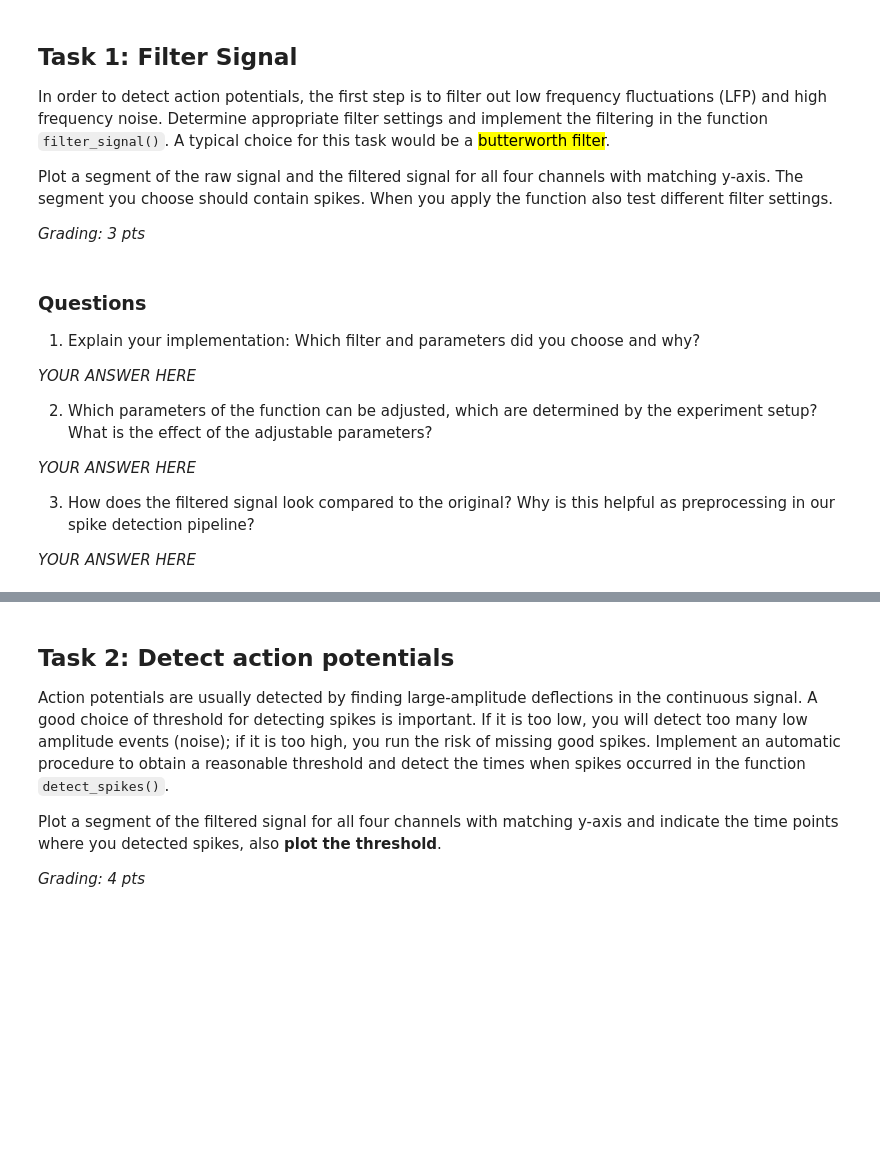
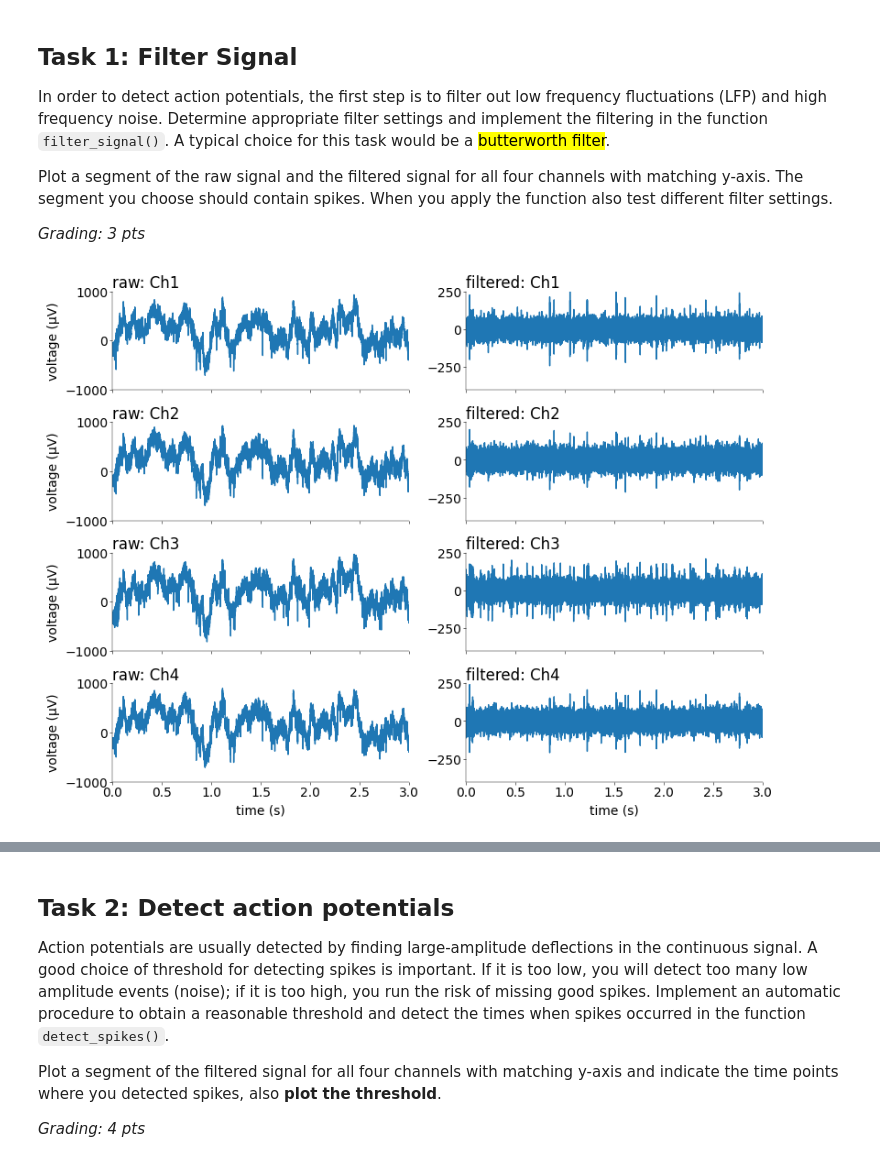
Before and after one commit to ZhidongZhang96/Course_NeuralDataScience_SS26, a Jupyter notebook: notebooks/CodingLab1.ipynb, the cells around one changed output, grey strips where cells are left out. Drawn from its saved outputs; the diff is of its cells as text; code cells hidden in the pictures; blank space fills up the shorter version.

```diff
--- a/notebooks/CodingLab1.ipynb
+++ b/notebooks/CodingLab1.ipynb
@@ -143,9 +145,27 @@ def filter_signal(
     # implement a suitable filter and apply it to the input data (1pt)
     # -----------------------------------------------------------------
 
-    pass
+    # Output 'sos' (second-order sections)
+    sos = signal.butter(
+        N=order, Wn=[low, high], btype="bandpass", fs=fs, analog=False, output="sos"
+    )
+    x_filtered = signal.sosfilt(
+        sos, x.to_numpy(dtype=float), axis=0
+    )  # denote the data axis
+    filter_param = sos
+
+    # # Output 'ba' (numerator/denominator)
+    # b, a = signal.butter(
+    #     N=order, Wn=[low, high], fs=fs, btype="bandpass", analog=False
+    # )  # fs used for nomalization
+    # x_filtered = signal.filtfilt(
+    #     b, a, x.to_numpy(dtype=float), axis=0
+    # )  # denote the data axis
+    # filter_param = (b, a)
+
+    return pd.DataFrame(x_filtered, index=None), filter_param
 # %%
-xf = filter_signal(x, fs, 500, 4000)
+xf, filter_param = filter_signal(x, fs, 500, 4000, order=10)
 # %%
 mosaic = [
     ["raw: Ch1", "filtered: Ch1"],
@@ -154,43 +174,38 @@ mosaic = [
     ["raw: Ch4", "filtered: Ch4"],
 ]
 fig, ax = plt.subplot_mosaic(
     mosaic=mosaic, figsize=(8, 6), layout="constrained", dpi=100
 )
 
 # ------------------------------------------------------------------------------------
 # Plot raw and filtered signals for all 4 channels and answer the questions (1+1 pts)
 # ------------------------------------------------------------------------------------
 
 T = 100000
 t = np.arange(0, T) * dt
 
 for i, (raw, filtered) in enumerate(mosaic):
     ax[raw].set_xlim((0, 3))
     ax[raw].set_ylim((-1000, 1000))
 
     ax[filtered].set_xlim((0, 3))
     ax[filtered].set_ylim((-400, 250))
 
     # Add labels and title
     ax[raw].set_ylabel("voltage (μV)")
     ax[raw].set_title(raw, loc="left")
     ax[filtered].set_title(filtered, loc="left")
     if i != 3:
         ax[raw].set_xticklabels([])
         ax[filtered].set_xticklabels([])
     else:
         ax[raw].set_xlabel("time (s)")
         ax[filtered].set_xlabel("time (s)")
+
+    # Add data (same time axis in seconds for raw and filtered)
+    ax[raw].plot(t, x.iloc[:T, i].to_numpy())
+    ax[filtered].plot(t, xf.iloc[:T, i].to_numpy())
+
+plt.show()
+# %% [output]
+[figure, added]
-# %% [markdown]
-### Questions
-1) Explain your implementation: Which filter and parameters did you choose and why?
-
-_YOUR ANSWER HERE_
-
-2) Which parameters of the function can be adjusted, which are determined by the experiment setup? What is the effect of the adjustable parameters?
-
-_YOUR ANSWER HERE_
-
-3) How does the filtered signal look compared to the original? Why is this helpful as preprocessing in our spike detection pipeline?
-
-_YOUR ANSWER HERE_
```
Also changed, not shown: parts of 19 cells of this notebook, 2 other files.
